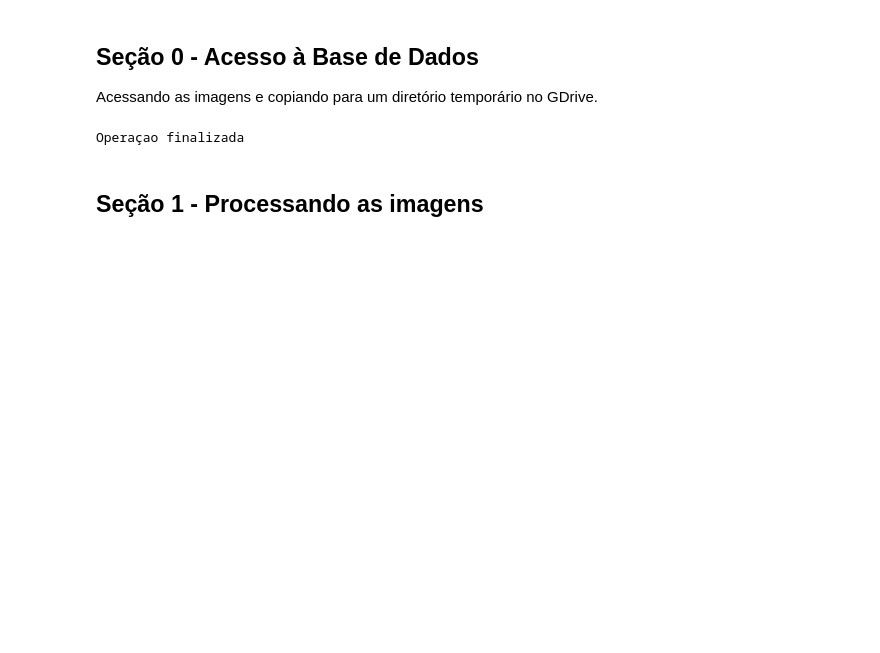
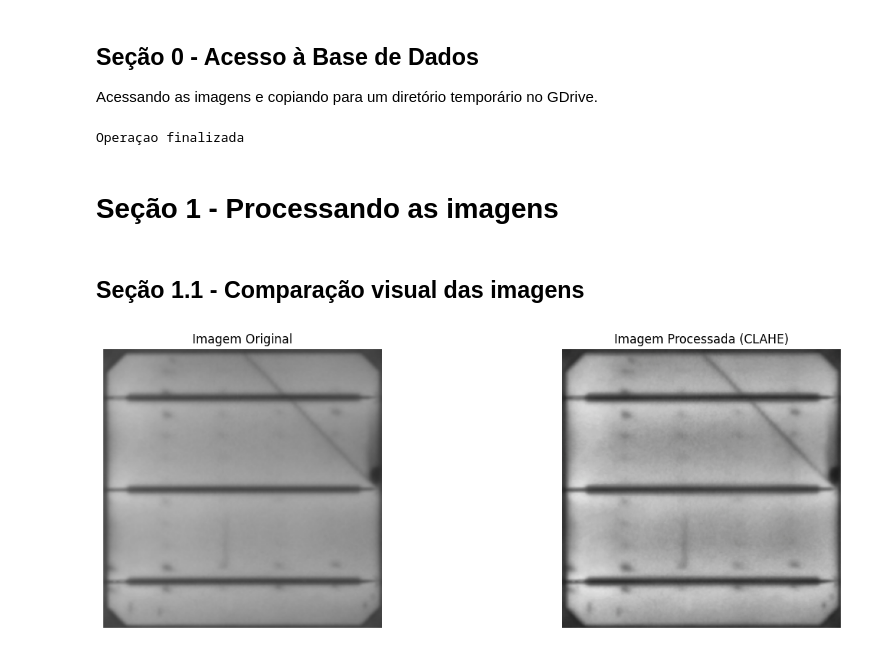
Before and after one commit to AlanMarquesRocha/pv_cells_detection_fault, a Jupyter notebook: comparative_CLAHE.ipynb, the cells around one changed output. Cells and saved outputs as stored; diff of their text form; code cells hidden in the pictures; blank space fills up the shorter version.

```diff
--- a/comparative_CLAHE.ipynb
+++ b/comparative_CLAHE.ipynb
@@ -53,8 +53,24 @@ Operaçao finalizada
 # %%
 # Carregando a imagem original e processada.
 
-original_img = cv2.imread('/content/teste_CLAHE/img_poly_clahe.png')
+original_img = cv2.imread('/content/teste_CLAHE/clahe_test/img_mono_original.png')
 
-processed_img = cv2.imread('/content/teste_CLAHE/img_poly_original.png')
+processed_img = cv2.imread('/content/teste_CLAHE/clahe_test/img_mono_clahe.png')
 # %% [markdown]
-## **Seção 1 - Processando as imagens**
+# **Seção 1 - Processando as imagens**
+# %% [markdown]
+## **Seção 1.1 - Comparação visual das imagens**
+# %%
+fig, axs = plt.subplots(1, 2, figsize=(15, 5))
+
+axs[0].imshow(original_img)
+axs[0].set_title('Imagem Original')
+axs[0].axis('off')
+
+axs[1].imshow(processed_img)
+axs[1].set_title('Imagem Processada (CLAHE)')
+axs[1].axis('off')
+
+plt.show()
+# %% [output]
+[figure, added]
```
Also changed, not shown: parts of 5 cells of this notebook.
